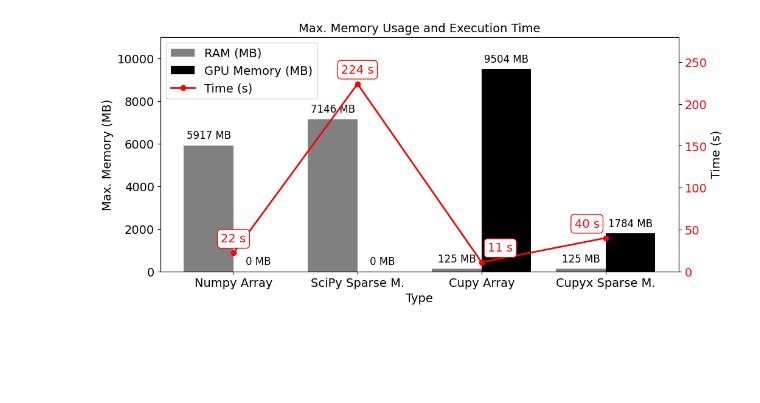
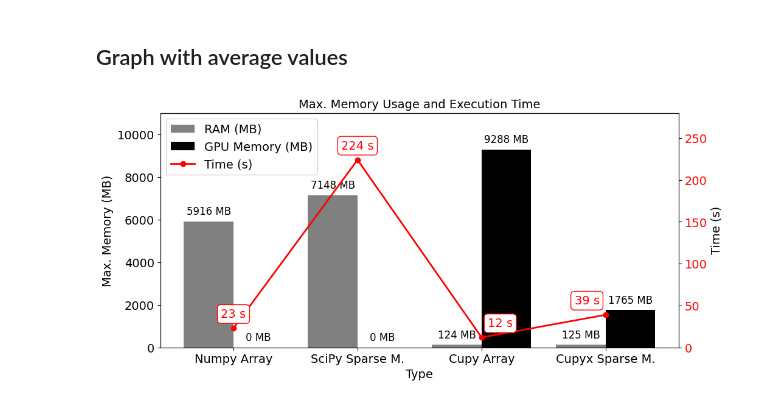
Before and after one commit to lukassykora/action-rules, a Jupyter notebook: notebooks/profiling/plot.ipynb, the cells around one changed output. Drawn from its saved outputs; the diff is of its cells as text; code cells hidden in the pictures; blank space fills up the shorter version.

```diff
--- a/notebooks/profiling/plot.ipynb
+++ b/notebooks/profiling/plot.ipynb
@@ -5,3 +81,5 @@ The performance measurements for the action-rules package were conducted using t
+# %% [markdown]
+## Graph with average values
 # %%
 import pandas as pd
 import matplotlib.pyplot as plt
@@ -10,9 +88,9 @@ import numpy as np
 # Create the dataframe from the scalene data
 data = {
     "Type": ["Numpy Array", "SciPy Sparse M.", "Cupy Array", "Cupyx Sparse M."],
-    "GPU Memory (MB)": [0, 0, 9504, 1784],
-    "RAM (MB)": [5917, 7146, 125, 125],
-    "Time (s)": [22, 224, 11, 40]
+    "GPU Memory (MB)": [0, 0, 9288, 1765],
+    "RAM (MB)": [5916, 7148, 124, 125],
+    "Time (s)": [23, 224, 12, 39]
 }
 
 df = pd.DataFrame(data)
@@ -49,31 +127,31 @@ ax2.set_ylabel('Time (s)', fontsize=14)
 ax2.tick_params(axis='y', labelcolor='red', labelsize=14)
 
 # Set the y-axis limit for time
 ax2.set_ylim(0, 280)
 
 # Add text annotations for Time values with padding and white box with red border
 for i, time in enumerate(df["Time (s)"]):
     if i == 2:
         ha = 'left'
         dx = 0.050
     elif i == 3:
         ha = 'right'
         dx = -0.050
     else:
         ha = 'center'
         dx = 0
 
     ax2.text(bar_positions[i] + dx, time + 10, f'{time} s', ha=ha, va='bottom', color='red', fontsize=14,
              bbox=dict(facecolor='white', edgecolor='red', boxstyle='round,pad=0.3'))
 
 # Add legend for the second y-axis
 lines, labels = ax1.get_legend_handles_labels()
 lines2, labels2 = ax2.get_legend_handles_labels()
 ax2.legend(lines + lines2, labels + labels2, loc='upper left', fontsize=14)
 
 # Save the plot
 plt.title("Max. Memory Usage and Execution Time", fontsize=14)
 plt.savefig("memory_and_time.png", format='png', dpi=300)
 plt.show()
 # %% [output]
-[figure, old version]
+[figure, new version]
```
Also changed, not shown: parts of 5 cells of this notebook, 50 other files.
